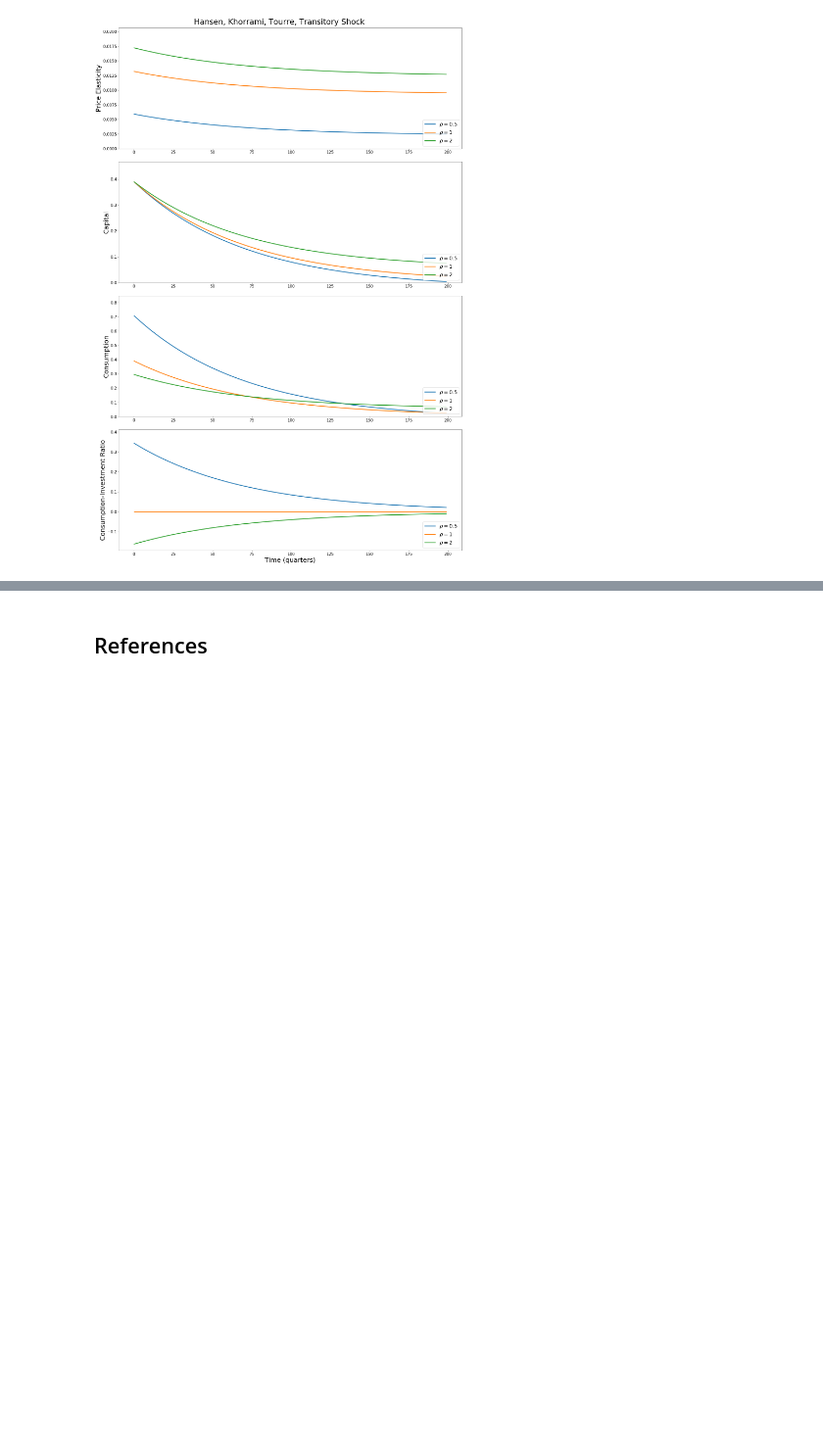
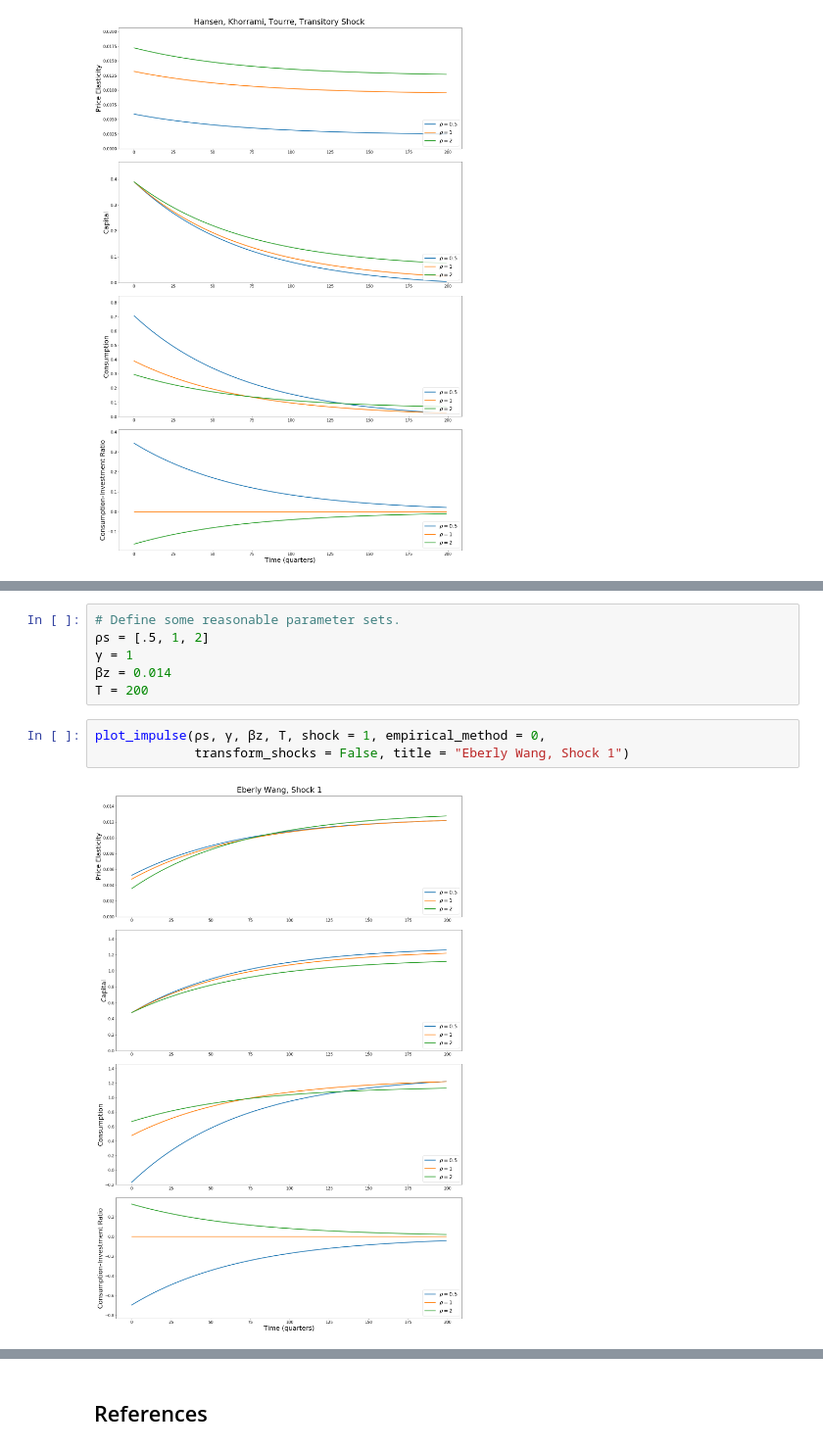
Before and after one commit to lphansen/TextbookCode, a Jupyter notebook: adjustment_cost.ipynb, the cells around one changed output, grey strips where cells are left out. Shown at 98% size. Cells and saved outputs as stored; diff of their text form; blank space fills up the shorter version.

```diff
--- a/adjustment_cost.ipynb
+++ b/adjustment_cost.ipynb
@@ -275,0 +300,11 @@ plot_impulse(ρs, γ, βz, T, shock = 2, empirical_method = 0,
+# %%
+# Define some reasonable parameter sets.
+ρs = [.5, 1, 2]
+γ = 1
+βz = 0.014
+T = 200
+# %%
+plot_impulse(ρs, γ, βz, T, shock = 1, empirical_method = 0,
+             transform_shocks = False, title = "Eberly Wang, Shock 1")
+# %% [output]
+[figure, added]
```
Also changed, not shown: parts of 13 cells of this notebook.
